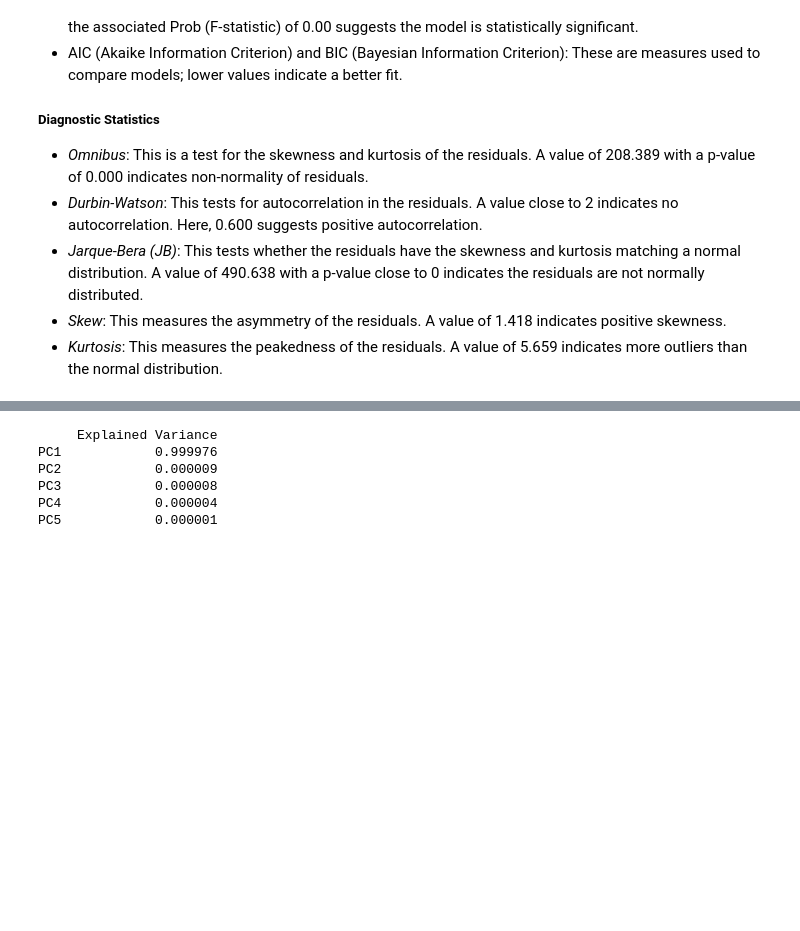
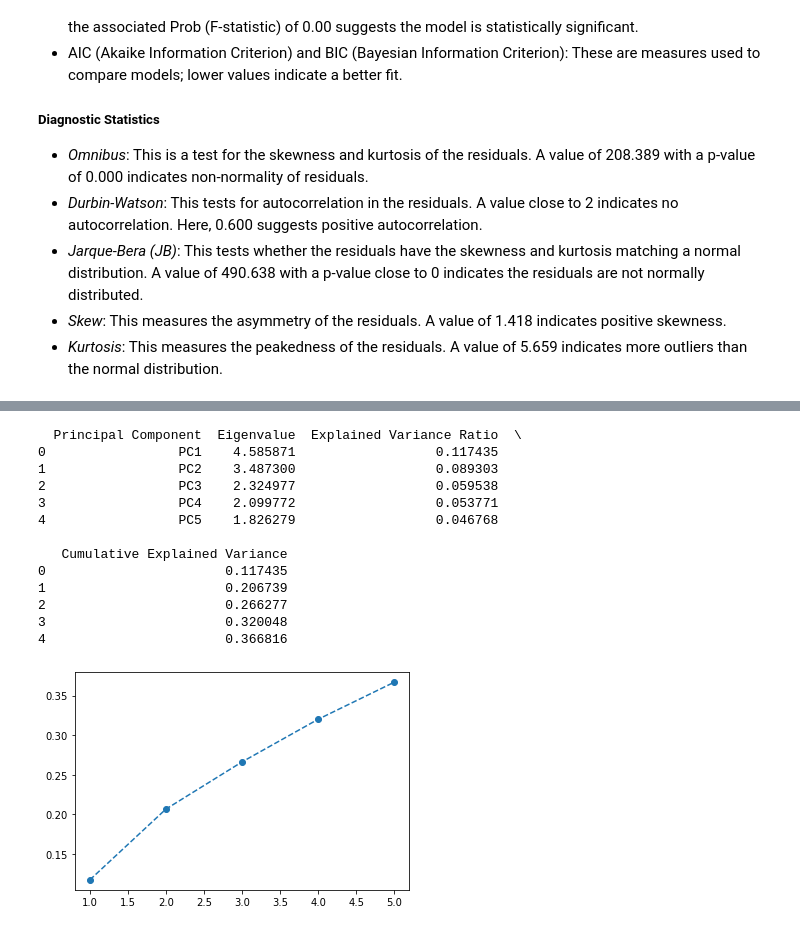
Before and after one commit to SongChenyi/SongChenyi, a Jupyter notebook: HR anaylsis practice/HRBudegeOptimization.ipynb, the cells around one changed output, grey strips where cells are left out. Cells and saved outputs as stored; diff of their text form; code cells hidden in the pictures; blank space fills up the shorter version.

```diff
--- a/HR anaylsis practice/HRBudegeOptimization.ipynb
+++ b/HR anaylsis practice/HRBudegeOptimization.ipynb
@@ -479,22 +459,42 @@ Notes:
-# %%
-# in the above model, PC1 to PC5 represent what columns in the original data?
-# Get the explained variance ratio
-explained_variance_ratio = pca.explained_variance_ratio_
-# Get the feature names
-feature_names = regression_data.columns
-
-# Create a new index
-index = ['PC' + str(i+1) for i in range(len(explained_variance_ratio))]
-
-# Create a DataFrame with the explained variance ratio and the new index
-explained_variance_df = pd.DataFrame(explained_variance_ratio, index=index, columns=['Explained Variance'])
-
-# Display the explained variance ratio
-print(explained_variance_df)
-# %% [output]
-     Explained Variance
-PC1            0.999976
-PC2            0.000009
-PC3            0.000008
-PC4            0.000004
-PC5            0.000001
+# %%
+# Perform PCA
+pca = PCA(n_components=5)
+pca.fit(regression_data)
+explained_variance_ratio = pca.explained_variance_ratio_
+cumulative_variance = np.cumsum(explained_variance_ratio)
+
+plt.plot(range(1, len(explained_variance_ratio)+1), cumulative_variance, marker='o', linestyle='--')
+
+# Extract eigenvalues (the amount of variance each PC explains)
+eigenvalues = pca.explained_variance_
+
+# Extract explained variance ratio (percentage of variance explained by each PC)
+explained_variance_ratio = pca.explained_variance_ratio_
+
+# Calculate cumulative explained variance
+cumulative_variance = np.cumsum(explained_variance_ratio)
+
+# Create a summary table
+summary_table = pd.DataFrame({
+    'Principal Component': [f'PC{i+1}' for i in range(len(eigenvalues))],
+    'Eigenvalue': eigenvalues,
+    'Explained Variance Ratio': explained_variance_ratio,
+    'Cumulative Explained Variance': cumulative_variance
+})
+
+print(summary_table)
+# %% [output]
+  Principal Component  Eigenvalue  Explained Variance Ratio  \
+0                 PC1    4.585871                  0.117435
+1                 PC2    3.487300                  0.089303
+2                 PC3    2.324977                  0.059538
+3                 PC4    2.099772                  0.053771
+4                 PC5    1.826279                  0.046768
+
+   Cumulative Explained Variance
+0                       0.117435
+1                       0.206739
+2                       0.266277
+3                       0.320048
+4                       0.366816
+[figure, added]
```
Also changed, not shown: parts of 3 cells of this notebook.
